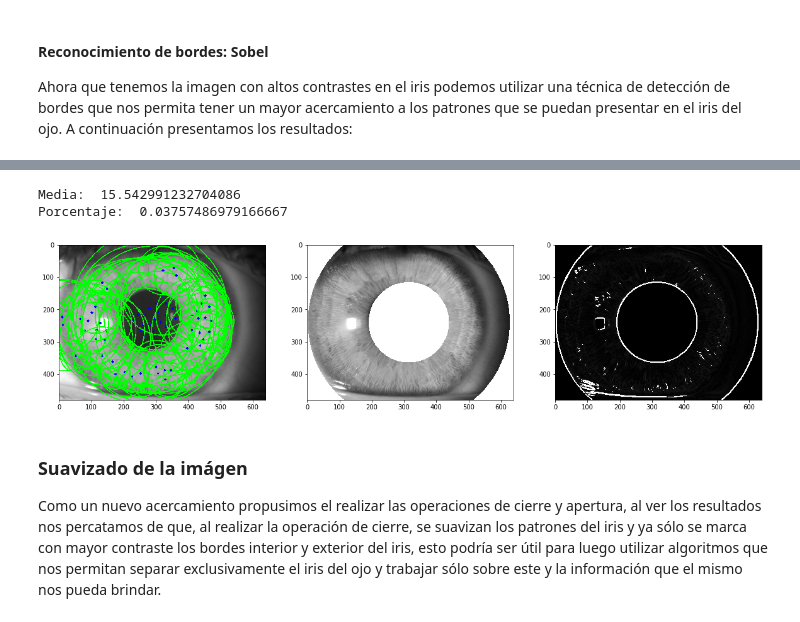
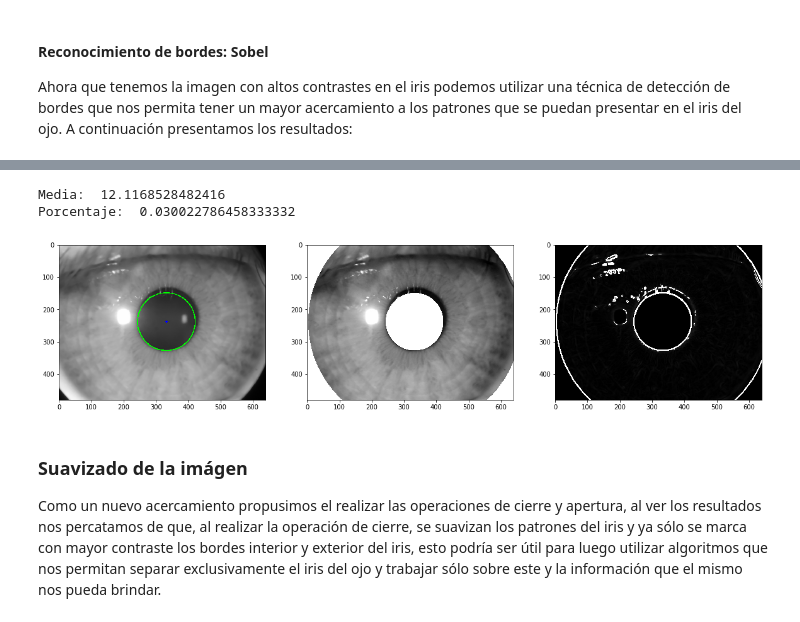
Before and after one commit to AlejoH97/Reconocimiento-Iris, a Jupyter notebook: IRIS.ipynb, the cells around one changed output, grey strips where cells are left out. Drawn from its saved outputs; the diff is of its cells as text; code cells hidden in the pictures.

```diff
--- a/IRIS.ipynb
+++ b/IRIS.ipynb
@@ -293,9 +289,9 @@ def runSobel(image):
 
 fig, (ax1,ax2) = plt.subplots(1,2, figsize=(20, 8))
 ax1.imshow(runSobel(img_read('Fotos/5.jpg', "gray").astype(np.float32)), cmap='gray')
-ax2.imshow(runSobel(img_read('Fotos/15.jpg', "gray").astype(np.float32)))
+ax2.imshow(runSobel(img_read('Fotos/6.jpg', "gray").astype(np.float32)))
 
-matriz = runSobel(img_read('Fotos/15.jpg', "gray").astype(np.float32))
+matriz = runSobel(img_read('Fotos/6.jpg', "gray").astype(np.float32))
 
 sum=0
 count=0
@@ -389,7 +382,7 @@ def findPupil(image):
         counter = 0
     return [img,x,y,r,cimg]
 
-imagen_usar = 'Fotos/7.jpg'
+imagen_usar = 'Fotos/12.jpg'
 
 newimg,x,y,r,newimgu = findPupil(img_read(imagen_usar,'color'))
 
@@ -424,38 +417,36 @@ for j in range(len(newimg)):
         if (math.sqrt( (j-y)*(j-y) + (k-x)*(k-x) ) >= ratio):
             imgv2[j][k]= 255
 
 imsobel = runSobel(imgv2.astype(np.float32))
-cv2.imwrite("Sobelpupil.png", imsobel)
 
-#print(ratio)
 fig, (ax1,ax2,ax3) = plt.subplots(1,3, figsize=(20, 8))
 ax1.imshow(newimgu)
 ax2.imshow(imgv2, cmap="gray")
 
 count2 = 0
 for i in range(len(imsobel)):
     for j in range(len(imsobel[i])):
         if imsobel[i][j] > 30:
             imsobel[i][j] = 255
             count2 = count2 + 1
 
 ax3.imshow(imsobel, cmap="gray")
 
 sum=0
 count=0
 
 for i in range(len(imsobel)):
     for j in range(len(imsobel[i])):
         sum = sum + imsobel[i][j]
         count = count + 1
 
 
 print("Media: ", sum/count)
 print("Porcentaje: ", count2/(len(imsobel)*len(imsobel[i])))
 # %% [output]
-Media:  15.542991232704086
-Porcentaje:  0.03757486979166667
+Media:  12.1168528482416
+Porcentaje:  0.030022786458333332
-[figure, old version]
+[figure, new version]
 # %% [markdown]
 ### Suavizado de la imágen
 
```
Also changed, not shown: parts of 6 cells of this notebook, 44 other files.
